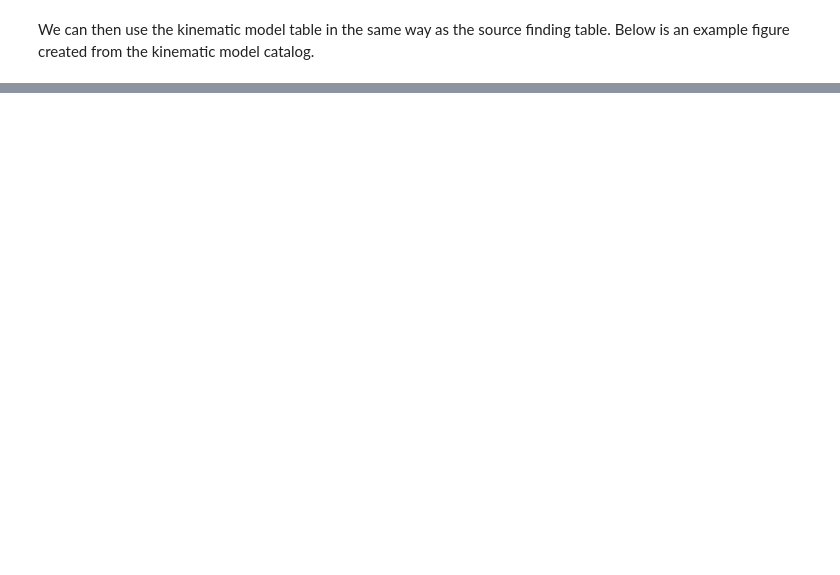
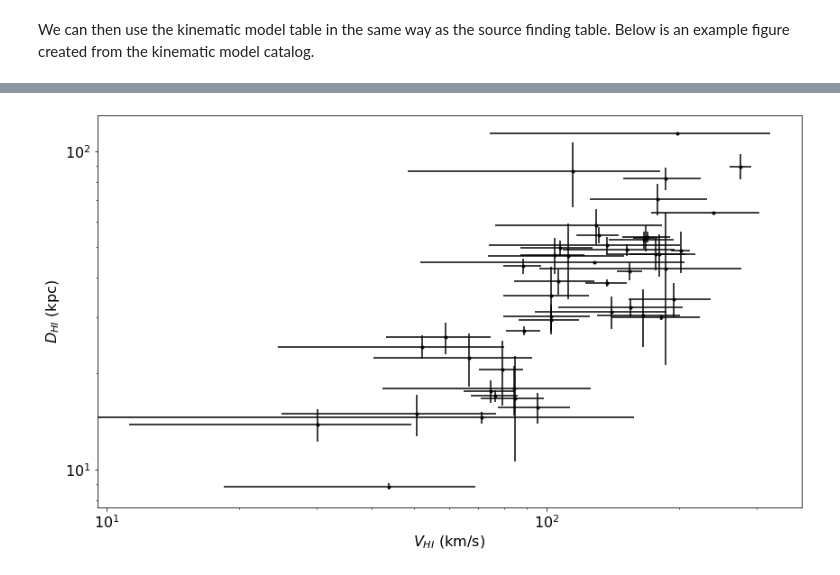
Before and after one commit to NateDeg/WALLABY_notebooks, a Jupyter notebook: user_science.ipynb, the cells around one changed output, grey strips where cells are left out. Saved outputs shown, nothing was run; the diff lists cells and outputs as text; code cells hidden in the pictures; blank space fills up the shorter version.

```diff
--- a/user_science.ipynb
+++ b/user_science.ipynb
@@ -265,0 +520,28 @@ plt.show()
+# %%
+%matplotlib inline
+
+#To make the plot look a bit nicer, we'll set the figure size and font size
+plt.rcParams["figure.figsize"] = (14, 8)
+plt.rcParams["font.size"] = 16
+fig=plt.figure()
+ax = fig.add_subplot(1, 1, 1)
+
+for row in kin_table_3kidnas:
+    if row['rhi_flag']==0:
+        DHI=2*row['rhi_kpc']
+        DHI_Low=2*row['rhi_low_kpc']
+        DHI_High=2*row['rhi_high_kpc']
+        DHI_Err=[[DHI-DHI_Low],[DHI_High-DHI]]
+        VHI=row['vhi']
+        VHI_Err=row['e_vhi']
+
+        ax.errorbar(VHI, DHI, xerr=VHI_Err, yerr=DHI_Err, ls='', color='k', marker='.')
+
+#plt.title(kin_tag)
+ax.set_xlabel(r"$V_{HI}$ (km/s) ")
+ax.set_ylabel(r"$D_{HI}$ (kpc)")
+ax.set_xscale('log')
+ax.set_yscale('log')
+plt.show()
+# %% [output]
+[figure, added]
```
Also changed, not shown: parts of 26 cells of this notebook.
